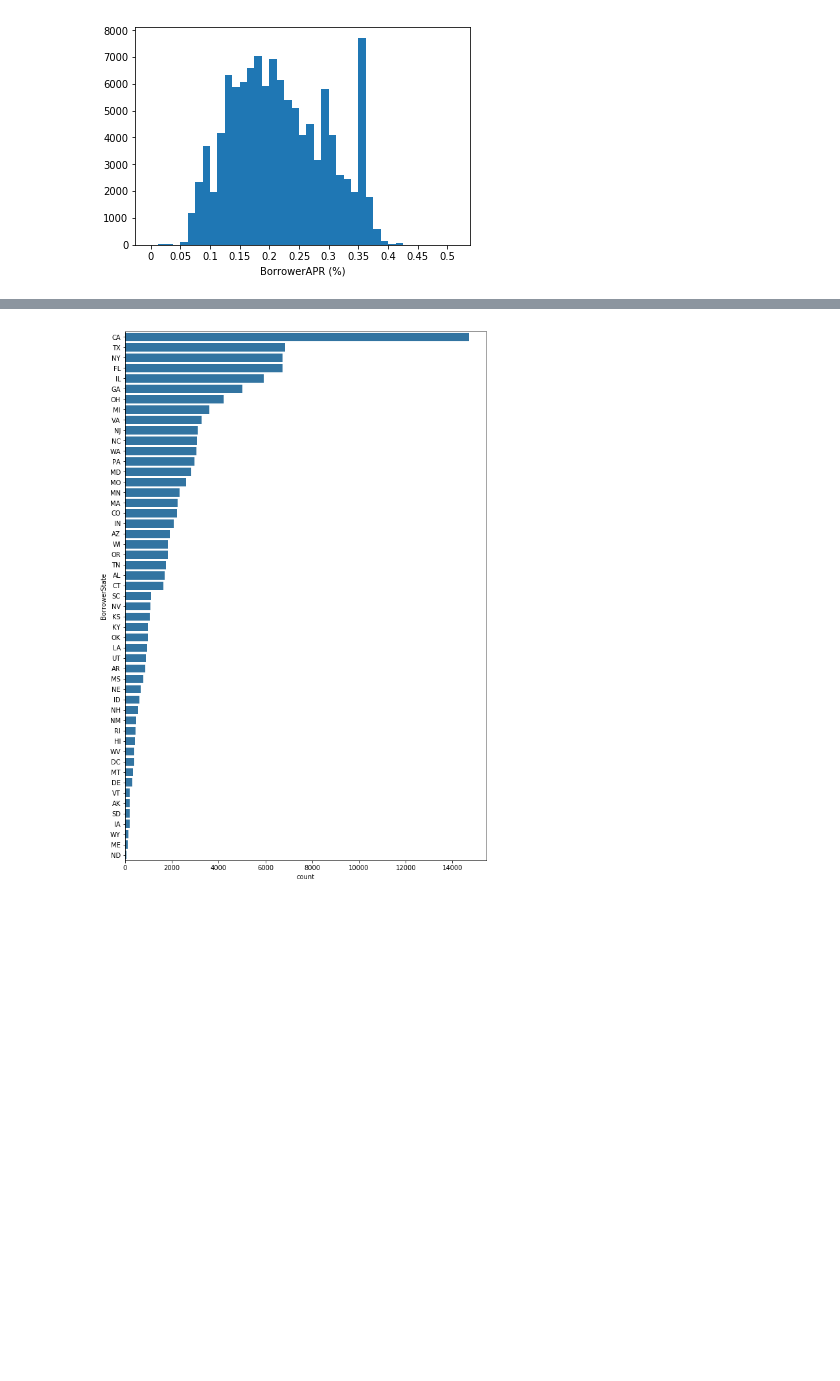
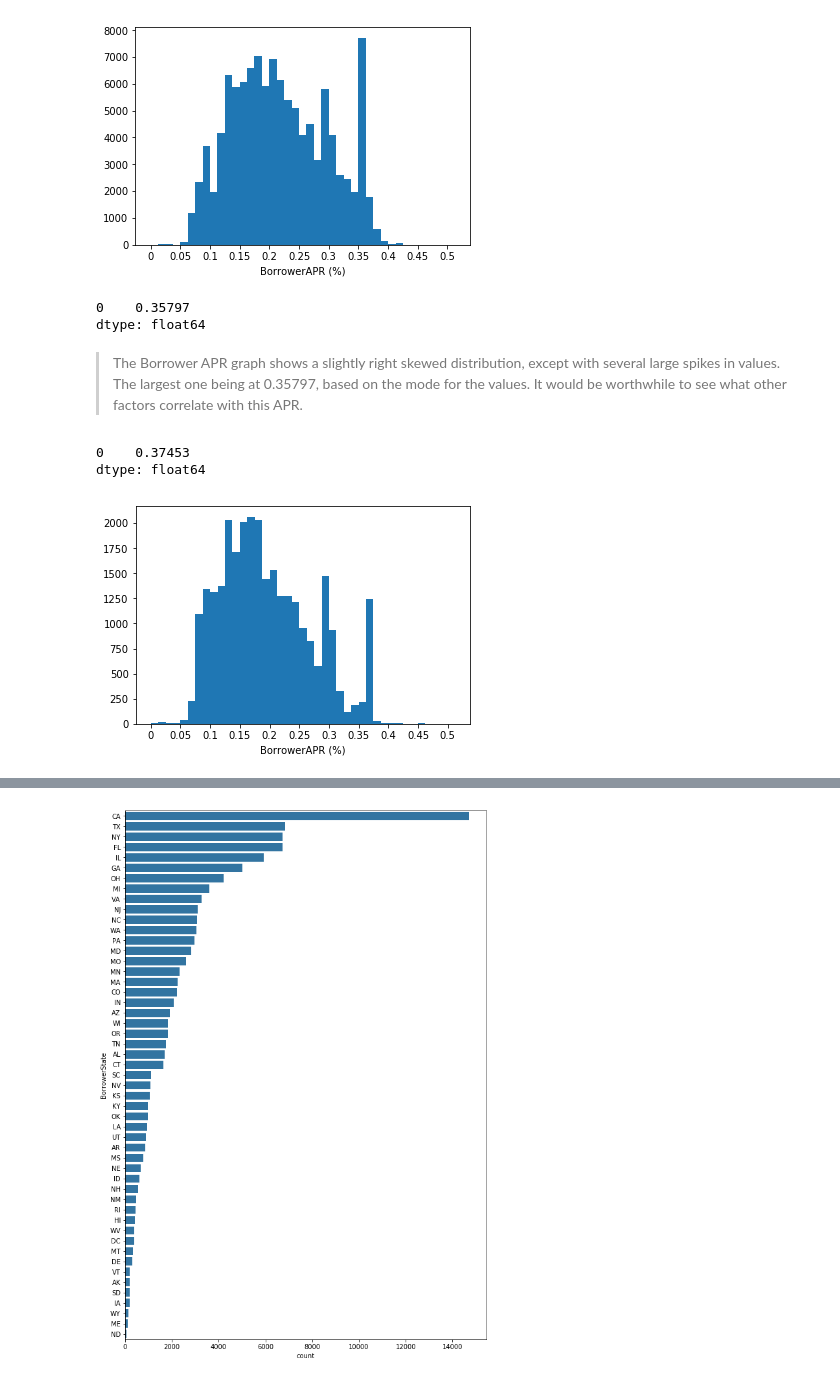
Before and after one commit to deepaksithu/Communicate_Data_Findings_Project, a Jupyter notebook: prosper_loan_data_analysis.ipynb, the cells around one changed output, grey strips where cells are left out. Saved outputs shown, nothing was run; the diff lists cells and outputs as text; code cells hidden in the pictures; blank space fills up the shorter version.

```diff
--- a/prosper_loan_data_analysis.ipynb
+++ b/prosper_loan_data_analysis.ipynb
@@ -399,3 +359,26 @@ plt.xticks(xlocs, xlocs);
 plt.xlabel('BorrowerAPR (%)');
 # %% [output]
 [figure]
+# %%
+# finding exact value of peak of distribution
+prosper.BorrowerAPR.mode()
+# %% [output]
+0    0.35797
+dtype: float64
+# %% [markdown]
+> The Borrower APR graph shows a slightly right skewed distribution, except with several large spikes in values. The largest one being at 0.35797, based on the mode for the values. It would be worthwhile to see what other factors correlate with this APR.
+# %%
+# mode for pre-2009 BorrowerAPR
+print(prosper_pre09.BorrowerAPR.mode())
+
+# histogram of pre-2009 BorrowerAPR with set bins and xticks
+inc = 0.0125
+bins = np.arange(0, 0.51 + inc, inc)
+xlocs = [0, 0.05, 0.1, 0.15, 0.2, 0.25, 0.3, 0.35, 0.4, 0.45, 0.5]
+plt.hist(data = prosper_pre09, x = 'BorrowerAPR', bins = bins);
+plt.xticks(xlocs, xlocs);
+plt.xlabel('BorrowerAPR (%)');
+# %% [output]
+0    0.37453
+dtype: float64
+[figure, added]
```
Also changed, not shown: parts of 60 cells of this notebook.
